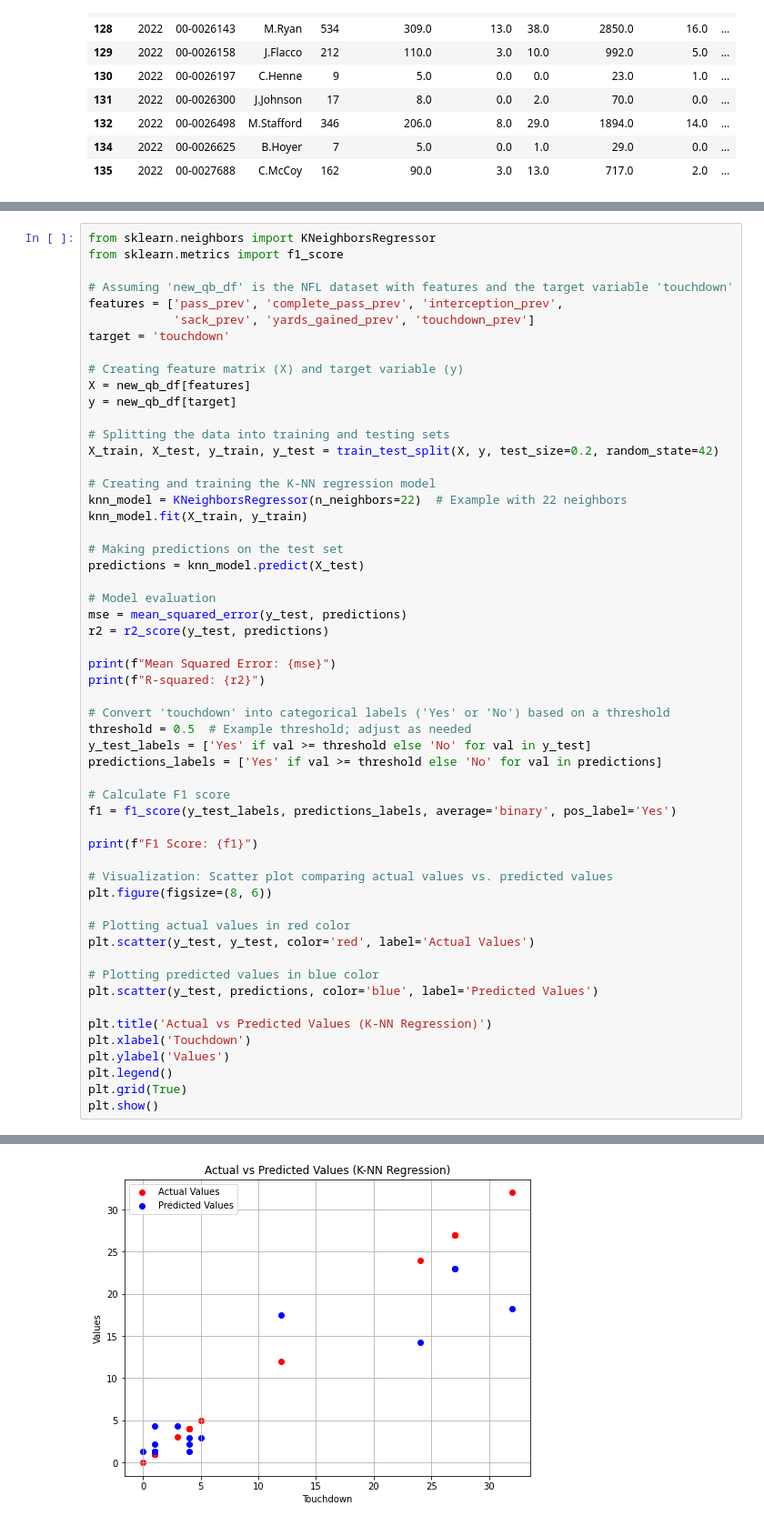
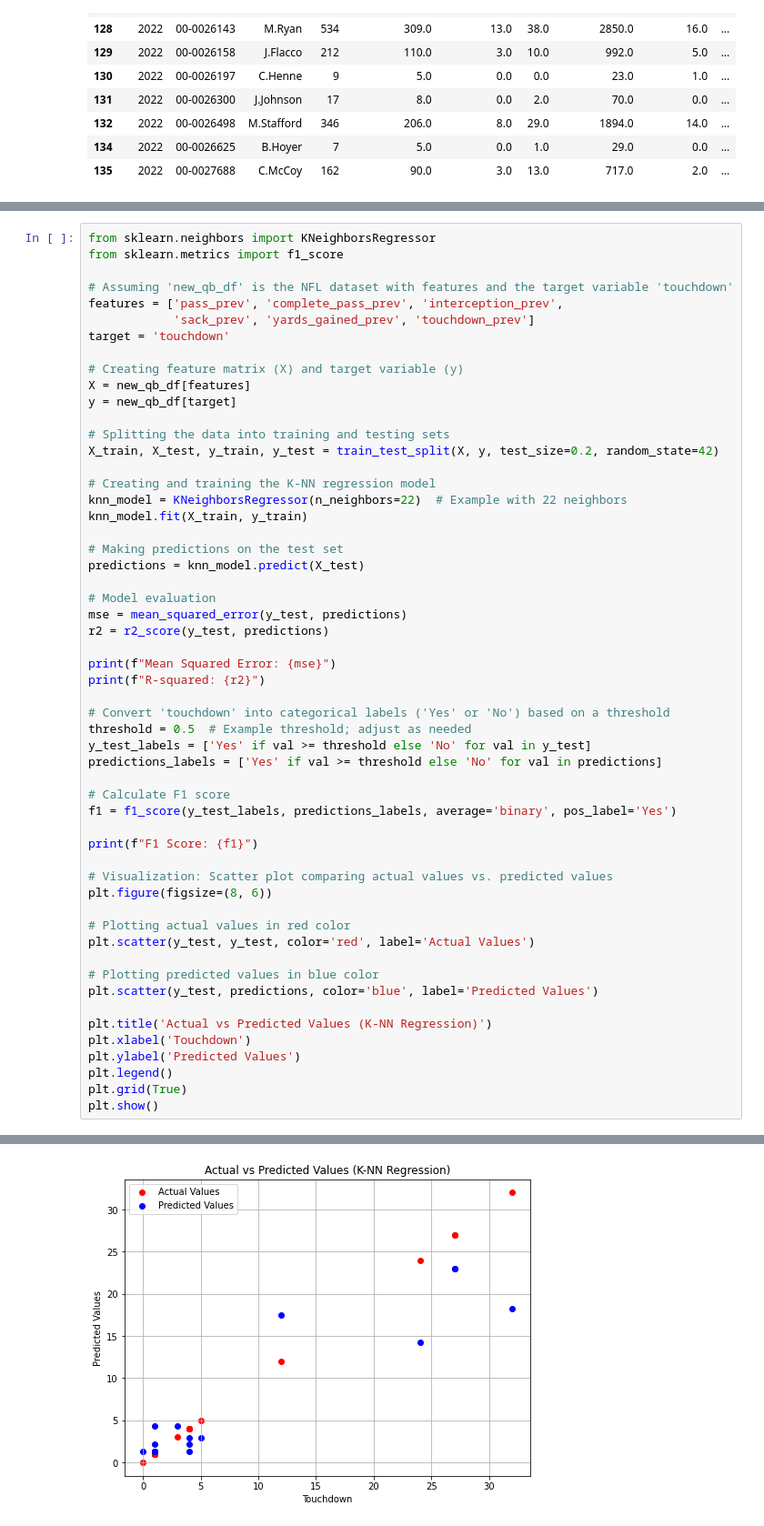
Before and after one commit to LouisRubyE/Ds_Bstats_FP, a Jupyter notebook: DataScienceFP/nfl.ipynb, the cells around one changed output, grey strips where cells are left out. Shown at 91% size. Saved outputs shown, nothing was run; the diff lists cells and outputs as text.

```diff
--- a/DataScienceFP/nfl.ipynb
+++ b/DataScienceFP/nfl.ipynb
@@ -333,35 +333,35 @@ print(f"Mean Squared Error: {mse}")
 print(f"R-squared: {r2}")
 
 # Convert 'touchdown' into categorical labels ('Yes' or 'No') based on a threshold
 threshold = 0.5  # Example threshold; adjust as needed
 y_test_labels = ['Yes' if val >= threshold else 'No' for val in y_test]
 predictions_labels = ['Yes' if val >= threshold else 'No' for val in predictions]
 
 # Calculate F1 score
 f1 = f1_score(y_test_labels, predictions_labels, average='binary', pos_label='Yes')
 
 print(f"F1 Score: {f1}")
 
 # Visualization: Scatter plot comparing actual values vs. predicted values
 plt.figure(figsize=(8, 6))
 
 # Plotting actual values in red color
 plt.scatter(y_test, y_test, color='red', label='Actual Values')
 
 # Plotting predicted values in blue color
 plt.scatter(y_test, predictions, color='blue', label='Predicted Values')
 
 plt.title('Actual vs Predicted Values (K-NN Regression)')
 plt.xlabel('Touchdown')
-plt.ylabel('Values')
+plt.ylabel('Predicted Values')
 plt.legend()
 plt.grid(True)
 plt.show()
 # %% [output]
 Mean Squared Error: 23.592329545454543
 R-squared: 0.8052672460539622
 F1 Score: 0.967741935483871
-[figure, old version]
+[figure, new version]
 # %%
 from sklearn.tree import DecisionTreeRegressor
 from sklearn.metrics import r2_score
```
Also changed, not shown: parts of 7 cells of this notebook.
